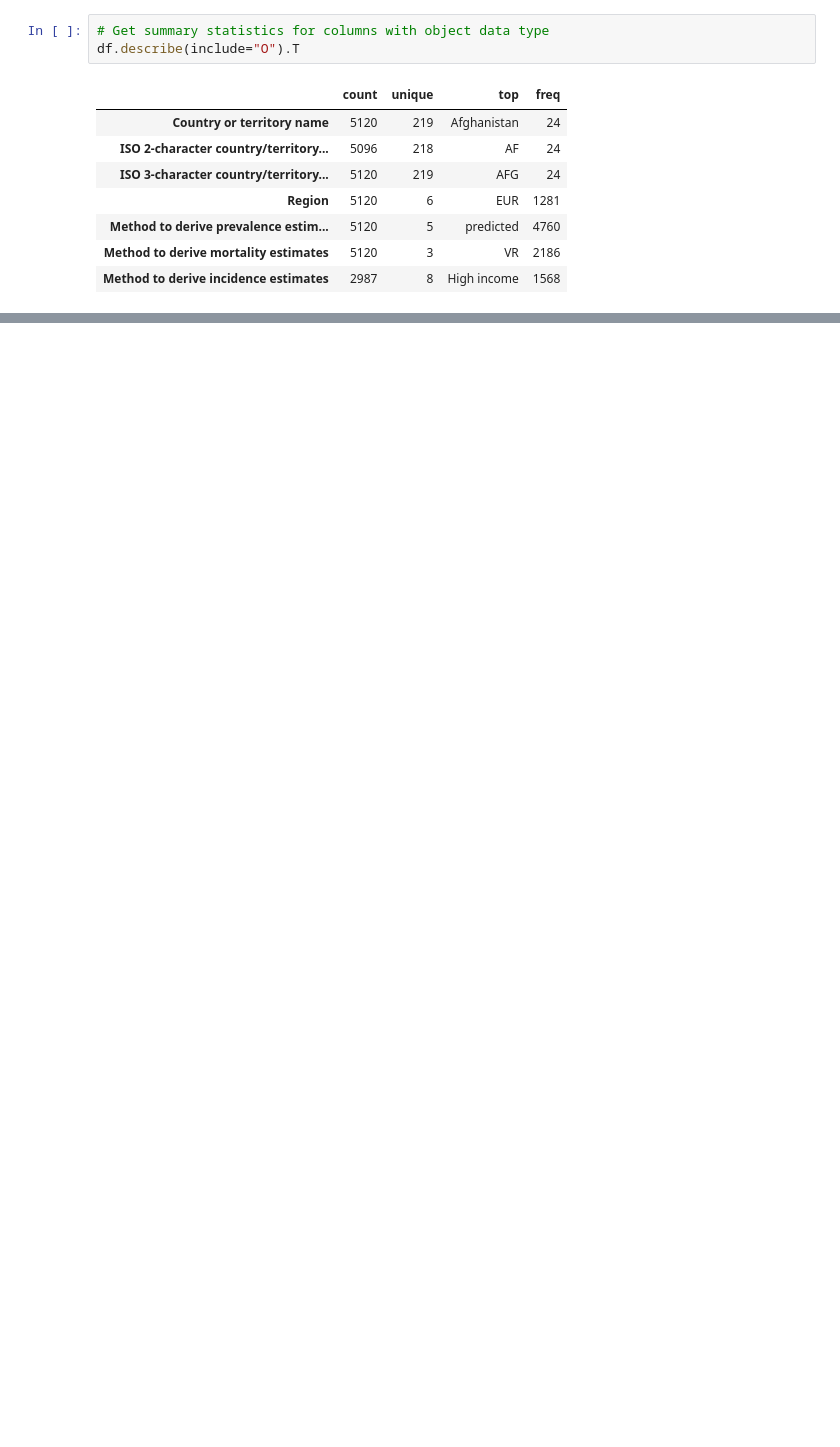
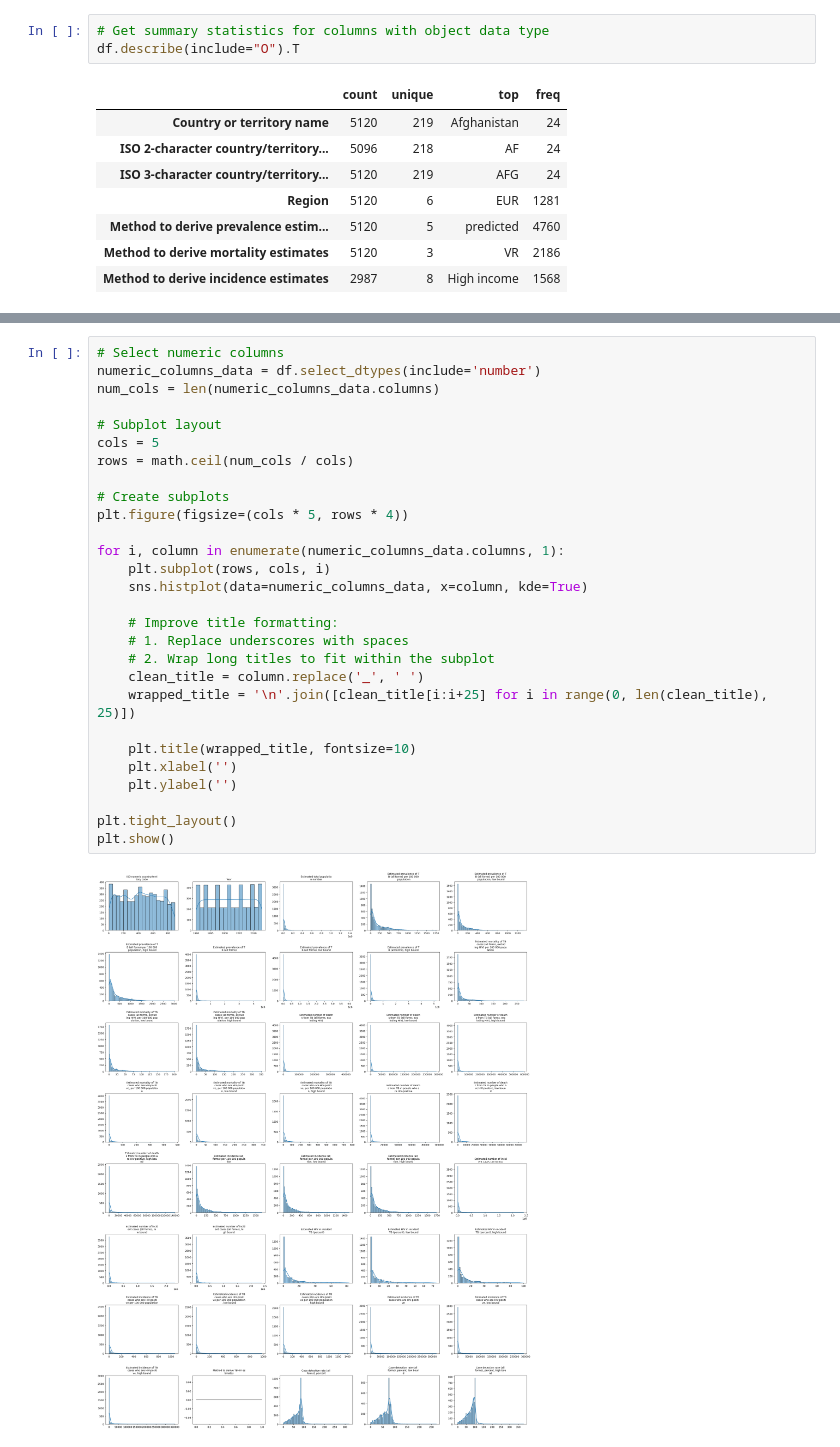
Before and after one commit to murithidenisgitobu/TB-BURDEN-IN-THE-WORLD, a Jupyter notebook: Notebook/TB.ipynb, the cells around one changed output, grey strips where cells are left out. Saved outputs shown, nothing was run; the diff lists cells and outputs as text; blank space fills up the shorter version.

Commit message:
Data Exploration

```diff
--- a/Notebook/TB.ipynb
+++ b/Notebook/TB.ipynb
@@ -64,0 +133,30 @@ df.describe(include="O").T
+# %%
+# Select numeric columns
+numeric_columns_data = df.select_dtypes(include='number')
+num_cols = len(numeric_columns_data.columns)
+
+# Subplot layout
+cols = 5
+rows = math.ceil(num_cols / cols)
+
+# Create subplots
+plt.figure(figsize=(cols * 5, rows * 4))
+
+for i, column in enumerate(numeric_columns_data.columns, 1):
+    plt.subplot(rows, cols, i)
+    sns.histplot(data=numeric_columns_data, x=column, kde=True)
+
+    # Improve title formatting:
+    # 1. Replace underscores with spaces
+    # 2. Wrap long titles to fit within the subplot
+    clean_title = column.replace('_', ' ')
+    wrapped_title = '\n'.join([clean_title[i:i+25] for i in range(0, len(clean_title), 25)])
+
+    plt.title(wrapped_title, fontsize=10)
+    plt.xlabel('')
+    plt.ylabel('')
+
+plt.tight_layout()
+plt.show()
+# %% [output]
+[figure, added]
```
Also changed, not shown: parts of 10 cells of this notebook.
